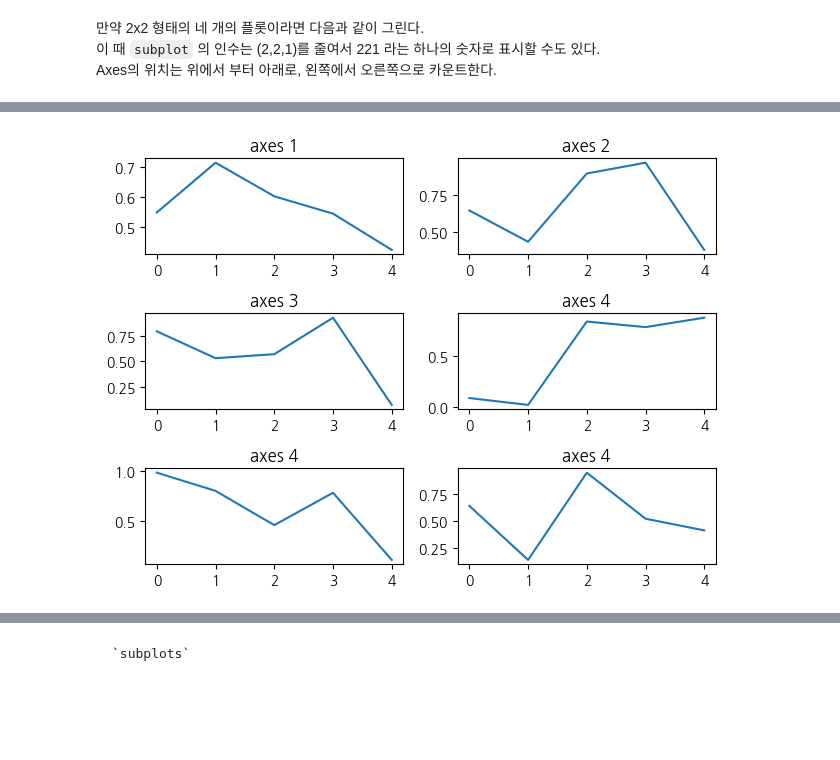
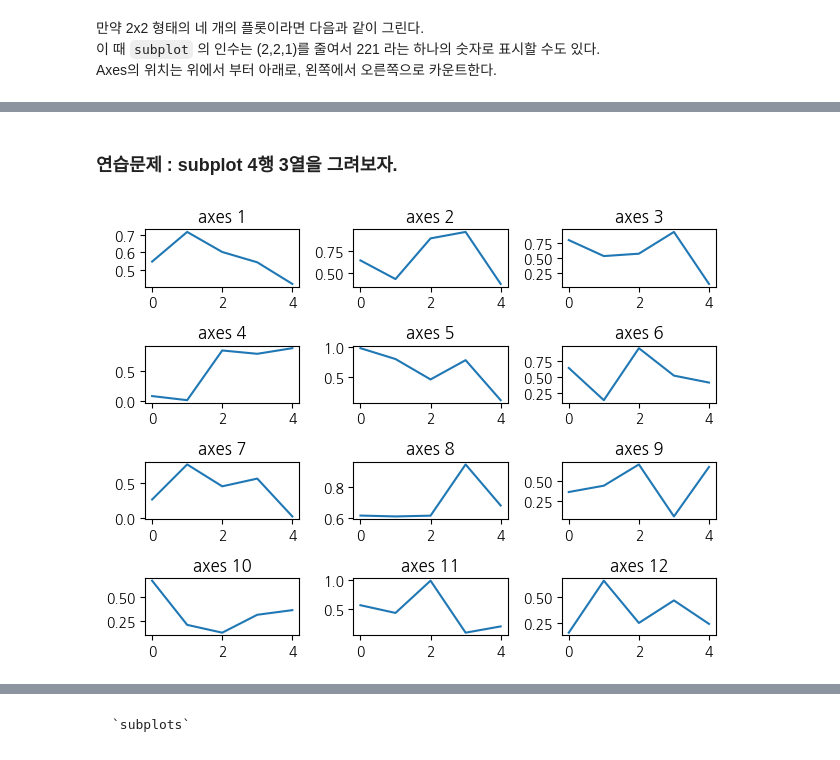
Before and after one commit to yamuzer/WASSUP3, a Jupyter notebook: 04_Data_Visualization/01_시각화 패키지 맷플롯리브 소개.ipynb, the cells around one changed output, grey strips where cells are left out. Drawn from its saved outputs; the diff is of its cells as text; code cells hidden in the pictures; blank space fills up the shorter version.

```diff
--- a/04_Data_Visualization/01_시각화 패키지 맷플롯리브 소개.ipynb
+++ b/04_Data_Visualization/01_시각화 패키지 맷플롯리브 소개.ipynb
@@ -897,31 +892,57 @@ plt.show()
+# %% [markdown]
+### 연습문제 : subplot 4행 3열을 그려보자.
 # %%
-# 연습문제 3 행2열
 np.random.seed(0)
 
-plt.subplot(321)
+plt.subplot(431)
 plt.plot(np.random.rand(5))
 plt.title("axes 1")
 
-plt.subplot(322)
+plt.subplot(432)
 plt.plot(np.random.rand(5))
 plt.title("axes 2")
 
-plt.subplot(323)
+plt.subplot(433)
 plt.plot(np.random.rand(5))
 plt.title("axes 3")
 
-plt.subplot(324)
+plt.subplot(434)
 plt.plot(np.random.rand(5))
 plt.title("axes 4")
 
-plt.subplot(325)
+plt.subplot(435)
 plt.plot(np.random.rand(5))
-plt.title("axes 4")
+plt.title("axes 5")
 
-plt.subplot(326)
+plt.subplot(436)
 plt.plot(np.random.rand(5))
-plt.title("axes 4")
+plt.title("axes 6")
+
+plt.subplot(437)
+plt.plot(np.random.rand(5))
+plt.title("axes 7")
+
+plt.subplot(438)
+plt.plot(np.random.rand(5))
+plt.title("axes 8")
+
+plt.subplot(439)
+plt.plot(np.random.rand(5))
+plt.title("axes 9")
+
+plt.subplot(4,3,10)
+plt.plot(np.random.rand(5))
+plt.title("axes 10")
+
+plt.subplot(4,3,11)
+plt.plot(np.random.rand(5))
+plt.title("axes 11")
+
+plt.subplot(4,3,12)
+plt.plot(np.random.rand(5))
+plt.title("axes 12")
+
 plt.tight_layout()
 plt.show()
 # %% [output]
-[figure, old version]
+[figure, new version]
```
Also changed, not shown: parts of 22 cells of this notebook, 5 other files.
